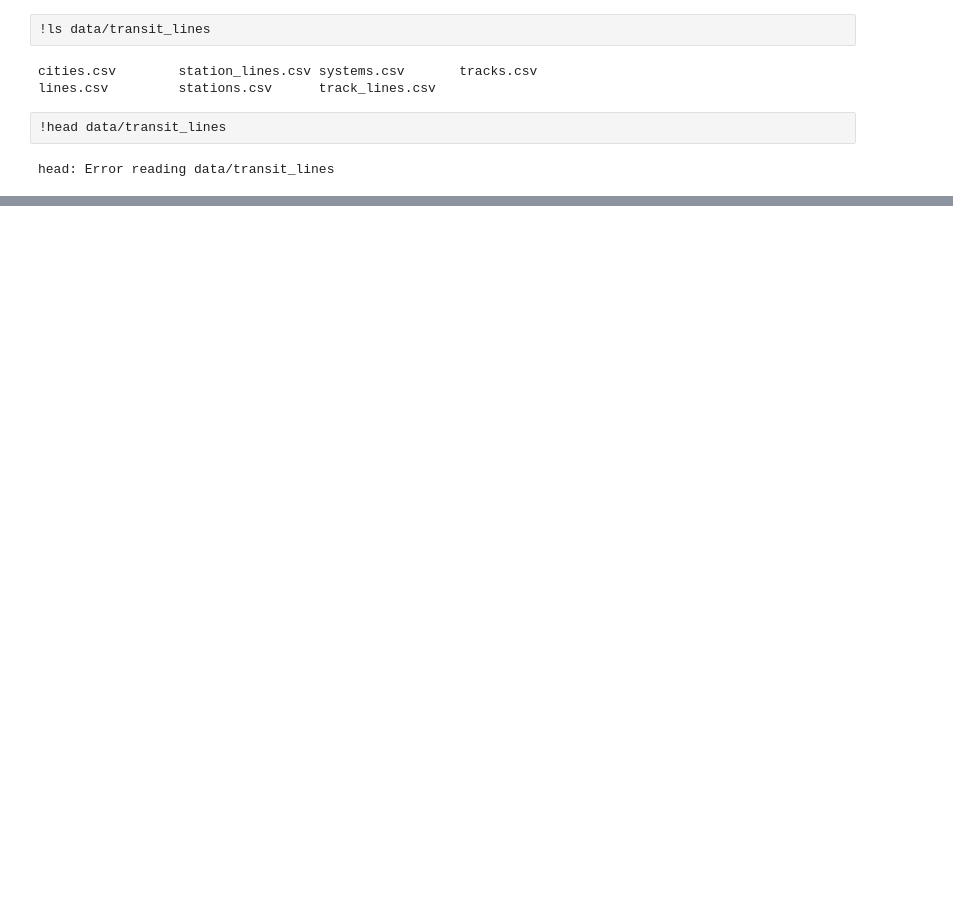
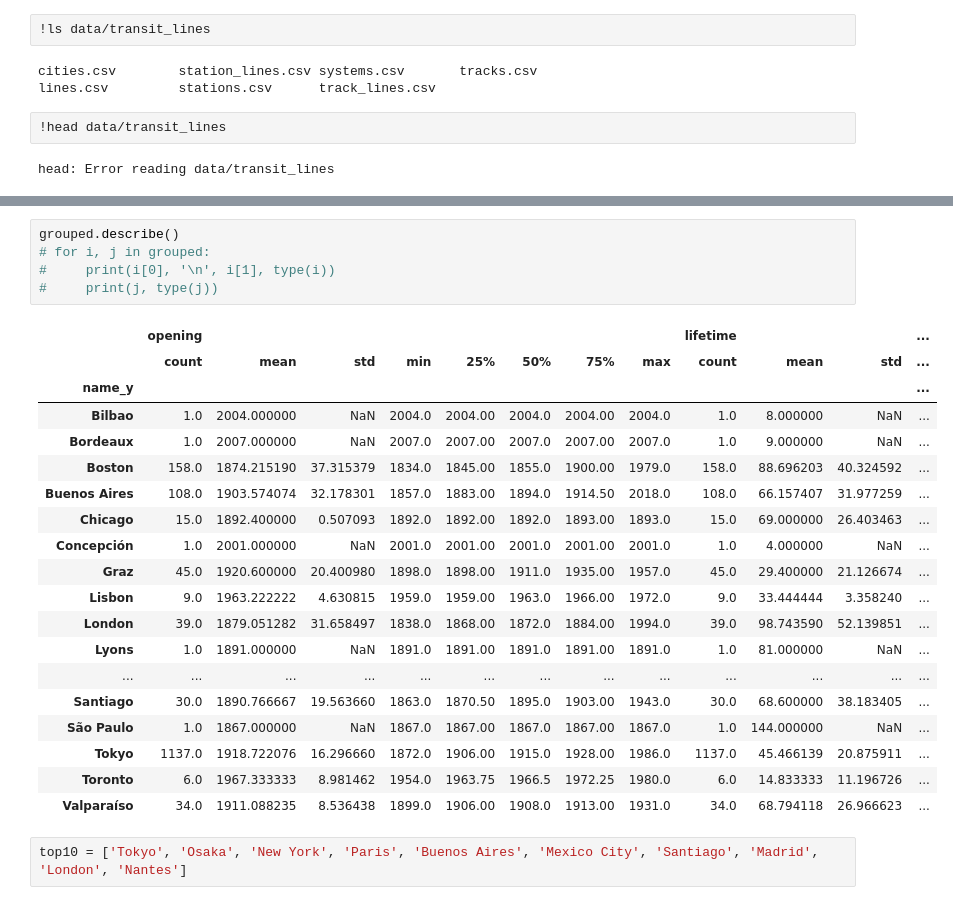
Before and after one commit to Cynz300/transit-lines-casestudy, a Jupyter notebook: transit_ig.ipynb, the cells around one changed output, grey strips where cells are left out. Drawn from its saved outputs; the diff is of its cells as text; blank space fills up the shorter version.

```diff
--- a/transit_ig.ipynb
+++ b/transit_ig.ipynb
@@ -45,0 +303,27 @@ import matplotlib.pyplot as plt
+# %%
+grouped.describe()
+# for i, j in grouped:
+#     print(i[0], '\n', i[1], type(i))
+#     print(j, type(j))
+# %% [output]
+|  | opening |  |  |  |  |  |  |  | lifetime |  |  | ... |
+|  | count | mean | std | min | 25% | 50% | 75% | max | count | mean | std | ... |
+| name_y |  |  |  |  |  |  |  |  |  |  |  | ... |
+| Bilbao | 1.0 | 2004.000000 | NaN | 2004.0 | 2004.00 | 2004.0 | 2004.00 | 2004.0 | 1.0 | 8.000000 | NaN | ... |
+| Bordeaux | 1.0 | 2007.000000 | NaN | 2007.0 | 2007.00 | 2007.0 | 2007.00 | 2007.0 | 1.0 | 9.000000 | NaN | ... |
+| Boston | 158.0 | 1874.215190 | 37.315379 | 1834.0 | 1845.00 | 1855.0 | 1900.00 | 1979.0 | 158.0 | 88.696203 | 40.324592 | ... |
+| Buenos Aires | 108.0 | 1903.574074 | 32.178301 | 1857.0 | 1883.00 | 1894.0 | 1914.50 | 2018.0 | 108.0 | 66.157407 | 31.977259 | ... |
+| Chicago | 15.0 | 1892.400000 | 0.507093 | 1892.0 | 1892.00 | 1892.0 | 1893.00 | 1893.0 | 15.0 | 69.000000 | 26.403463 | ... |
+| Concepción | 1.0 | 2001.000000 | NaN | 2001.0 | 2001.00 | 2001.0 | 2001.00 | 2001.0 | 1.0 | 4.000000 | NaN | ... |
+| Graz | 45.0 | 1920.600000 | 20.400980 | 1898.0 | 1898.00 | 1911.0 | 1935.00 | 1957.0 | 45.0 | 29.400000 | 21.126674 | ... |
+| Lisbon | 9.0 | 1963.222222 | 4.630815 | 1959.0 | 1959.00 | 1963.0 | 1966.00 | 1972.0 | 9.0 | 33.444444 | 3.358240 | ... |
+| London | 39.0 | 1879.051282 | 31.658497 | 1838.0 | 1868.00 | 1872.0 | 1884.00 | 1994.0 | 39.0 | 98.743590 | 52.139851 | ... |
+| Lyons | 1.0 | 1891.000000 | NaN | 1891.0 | 1891.00 | 1891.0 | 1891.00 | 1891.0 | 1.0 | 81.000000 | NaN | ... |
+| ... | ... | ... | ... | ... | ... | ... | ... | ... | ... | ... | ... | ... |
+| Santiago | 30.0 | 1890.766667 | 19.563660 | 1863.0 | 1870.50 | 1895.0 | 1903.00 | 1943.0 | 30.0 | 68.600000 | 38.183405 | ... |
+| São Paulo | 1.0 | 1867.000000 | NaN | 1867.0 | 1867.00 | 1867.0 | 1867.00 | 1867.0 | 1.0 | 144.000000 | NaN | ... |
+| Tokyo | 1137.0 | 1918.722076 | 16.296660 | 1872.0 | 1906.00 | 1915.0 | 1928.00 | 1986.0 | 1137.0 | 45.466139 | 20.875911 | ... |
+| Toronto | 6.0 | 1967.333333 | 8.981462 | 1954.0 | 1963.75 | 1966.5 | 1972.25 | 1980.0 | 6.0 | 14.833333 | 11.196726 | ... |
+| Valparaíso | 34.0 | 1911.088235 | 8.536438 | 1899.0 | 1906.00 | 1908.0 | 1913.00 | 1931.0 | 34.0 | 68.794118 | 26.966623 | ... |
+# %%
+top10 = ['Tokyo', 'Osaka', 'New York', 'Paris', 'Buenos Aires', 'Mexico City', 'Santiago', 'Madrid', 'London', 'Nantes']
```
Also changed, not shown: parts of 17 cells of this notebook.
